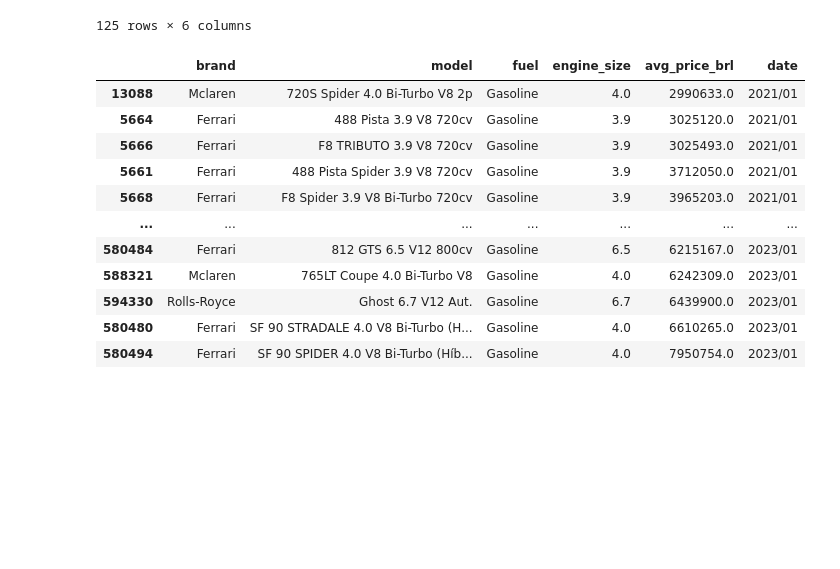
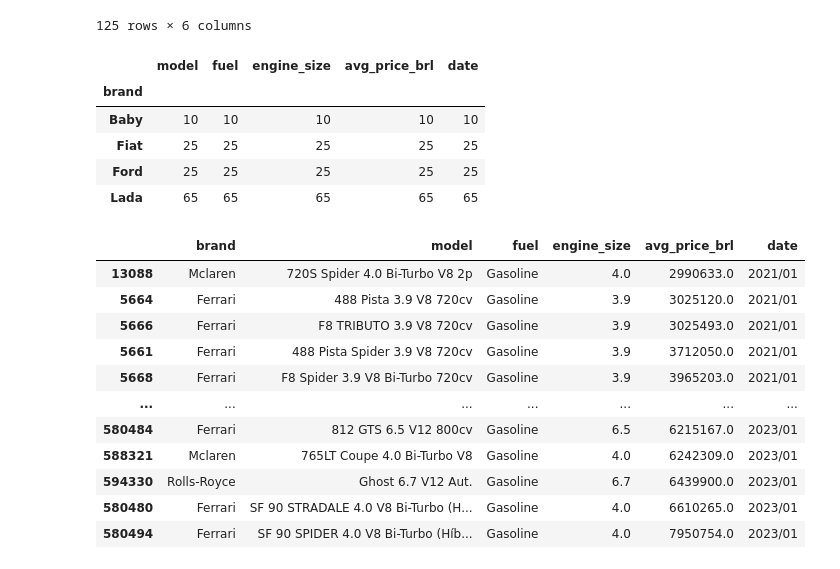
Before and after one commit to GvFreitas1/ListasdeExercicios-CursodePython2022, a Jupyter notebook: Projeto Final - Grupo 4/Análise de Dados - Preco dos Carros BR.ipynb, the cells around one changed output. Cells and saved outputs as stored; diff of their text form; code cells hidden in the pictures; blank space fills up the shorter version.

```diff
--- a/Projeto Final - Grupo 4/Análise de Dados - Preco dos Carros BR.ipynb
+++ b/Projeto Final - Grupo 4/Análise de Dados - Preco dos Carros BR.ipynb
@@ -501,6 +426,15 @@ df_barato
 | 580778 | Fiat | Uno Furgão 1.5/ 1.3 | Gasoline | 1.5 | 2503.0 | 2023/01 |
 | 582886 | Ford | Del Rey L 1.8 / 1.6 2p e 4p | Gasoline | 1.8 | 2539.0 | 2023/01 |
 125 rows × 6 columns
+# %%
+df_barato.groupby("brand").count()
+# %% [output]
+|  | model | fuel | engine_size | avg_price_brl | date |
+| brand |  |  |  |  |  |
+| Baby | 10 | 10 | 10 | 10 | 10 |
+| Fiat | 25 | 25 | 25 | 25 | 25 |
+| Ford | 25 | 25 | 25 | 25 | 25 |
+| Lada | 65 | 65 | 65 | 65 | 65 |
 # %%
 df_caro = pd.DataFrame()
 for data in df_ordenado["date"].unique():
```
Also changed, not shown: parts of 9 cells of this notebook.
